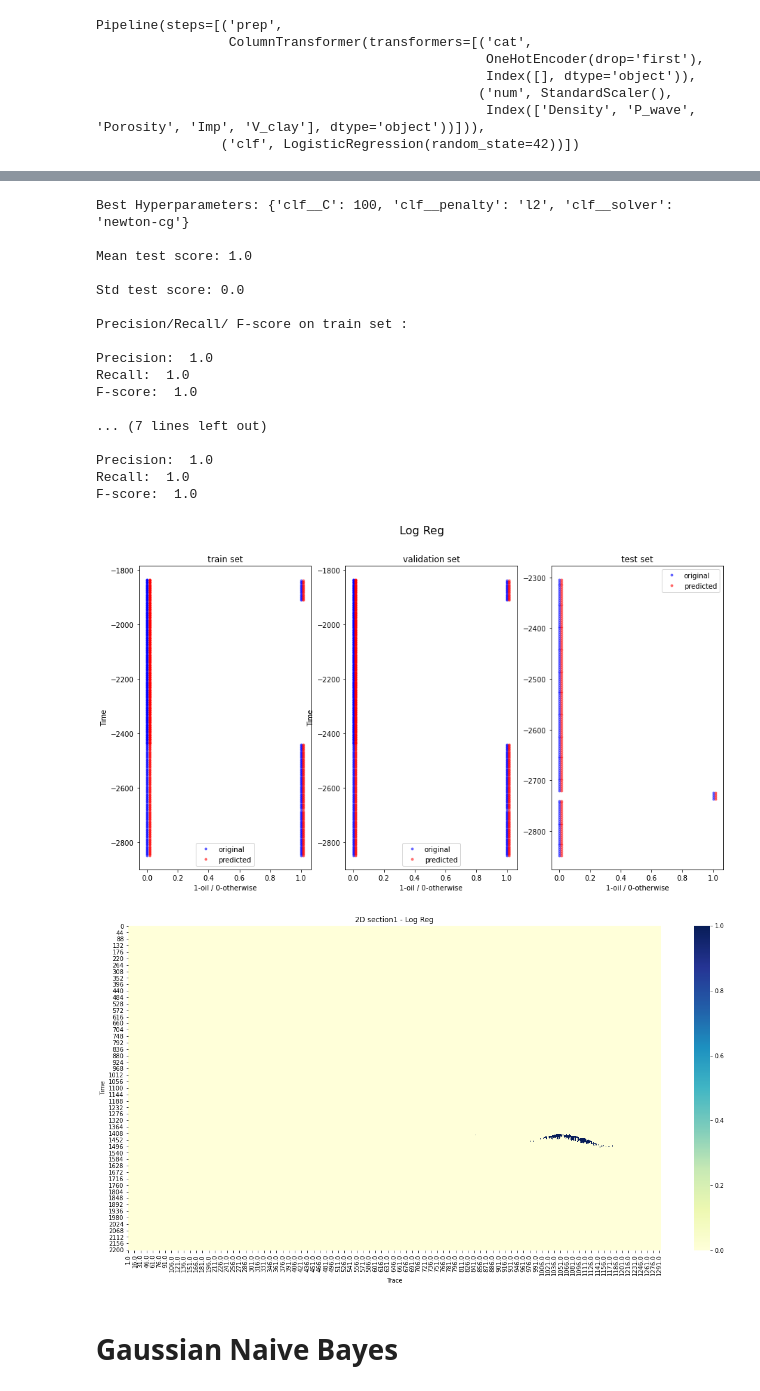
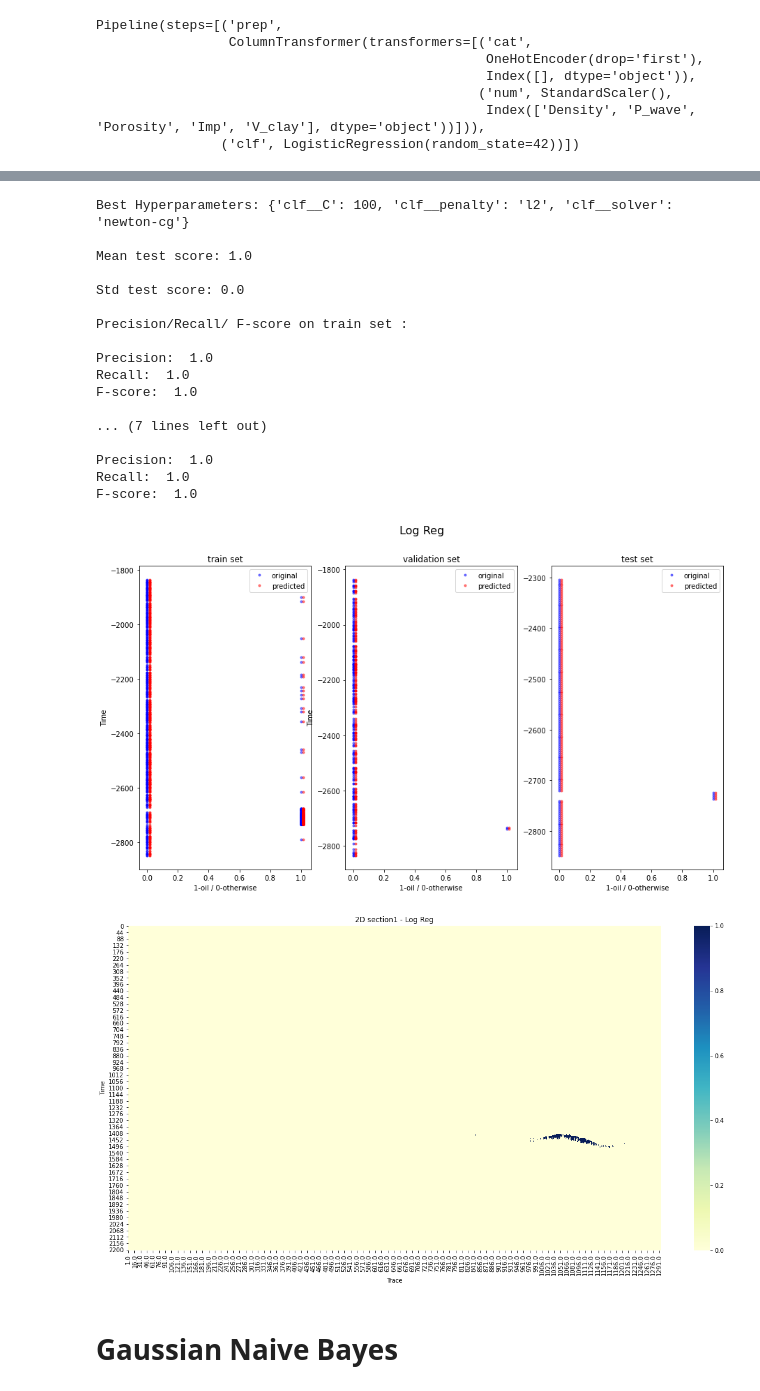
Before and after one commit to Uche047/Geo-python, a Jupyter notebook: fourWells_prediction2dNoWells.ipynb, the cells around one changed output, grey strips where cells are left out. Cells and saved outputs as stored; diff of their text form; code cells hidden in the pictures.

```diff
--- a/fourWells_prediction2dNoWells.ipynb
+++ b/fourWells_prediction2dNoWells.ipynb
@@ -505,0 +426,25 @@ X_test
+# %%
+inbalance = True
+if (inbalance == True):
+    from imblearn.pipeline import Pipeline as Pipe    # Importing Pipeline from imbalanced learn library
+    #SM = SMOTE(random_state=42)
+    #smt = SMOTETomek(random_state=42)
+    sme = SMOTEENN(random_state=42)
+    #sm_nc = SMOTENC(categorical_features=[0])
+    resample = Pipe(steps=[('enn',sme)])              # Building simple pipeline for smote edited nearest neighbours
+    X_train,y_train = resample.fit_resample(X_train,y_train)
+    X_train
+# %%
+if (inbalance == True):
+    # Creating mirror X_train data with time feature useful as index for plotting purposes only
+    #SM = SMOTE(random_state=42)
+    #smt = SMOTETomek(random_state=42)
+    sme = SMOTEENN(random_state=42)
+    #sm_nc = SMOTENC(categorical_features=[0])
+    fakeData = data
+    fakeFeatures = ['Density', 'P_wave','Imp','Sweetness','AmpEnv','Seismic', 'Time']
+    X_fake = fakeData[fakeFeatures]
+    y_fake = fakeData['target']
+    X_train_fake, X_val_fake, y_train_fake, y_val_fake = train_test_split(X_fake, y_fake, test_size=0.3 , random_state=42)
+    X_train_fake,y_train_fake = sme.fit_resample(X_train_fake,y_train_fake)
+    X_train_fake
@@ -571,11 +536,16 @@ def prec_recall_fscore_train_val_test(clf, X_train, y_train, X_val, y_val,X_test
 
 def plot_real_predicted(X_train, y_train, y_train_pred, X_val, y_val, y_val_pred, X_test, y_test, y_test_pred, title_text, logs=data, logs_4=test_df):
     fig, ax = plt.subplots(1,3,figsize=(15,8))
+    # Code neccessary to handle visualizing training set if SMOTE was implemented
+    if (inbalance == True):
+        logs_train = X_train_fake
 
+    else:
+        logs_train = data
 
     #plot y_train Vs y_train_pred
-    ax[0].plot(y_train,-logs.loc[X_train.index.to_list()]['Time'], 'b.' , alpha=0.5)
-    ax[0].plot(y_train_pred+0.015,-logs.loc[y_train.index.to_list()]['Time'], 'r.' , alpha=0.5)
+    ax[0].plot(y_train,-logs_train.loc[X_train.index.to_list()]['Time'], 'b.' , alpha=0.5) # notice logs_train modification to original code
+    ax[0].plot(y_train_pred+0.015,-logs_train.loc[y_train.index.to_list()]['Time'], 'r.' , alpha=0.5) # notice logs_train modification to original code
     ax[0].legend(['original', 'predicted']);
     ax[0].set_xlabel('1-oil / 0-otherwise');
     ax[0].set_ylabel('Time');
@@ -745,31 +715,31 @@ F-score:  1.0
 # %%
 make_kfold1=True
 if make_kfold1==True:
-    result=kfold_gridsearch_function(log_reg, log_reg_params, X, y, K_folds)
-    output_function(result, 'Log Reg', X, y, X, y, X_test, y_test)
+    result=kfold_gridsearch_function(log_reg, log_reg_params, X_train, y_train, K_folds)
+    output_function(result, 'Log Reg',X_train, y_train, X_val, y_val, X_test, y_test)
 
     # save model to the .pkl file
     filename = 'log_reg_kfold.pkl'
     pickle.dump(result, open(models_loc+filename, 'wb'))
 # %% [output]
 Best Hyperparameters: {'clf__C': 100, 'clf__penalty': 'l2', 'clf__solver': 'newton-cg'}
 
 Mean test score: 1.0
 
 Std test score: 0.0
 
 Precision/Recall/ F-score on train set :
 
 Precision:  1.0
 Recall:  1.0
 F-score:  1.0
 
 ... (7 lines left out)
 
 Precision:  1.0
 Recall:  1.0
 F-score:  1.0
-[figure, old version]
+[figure, new version]
 [figure]
 # %% [markdown]
 # Gaussian Naive Bayes
```
Also changed, not shown: parts of 27 cells of this notebook, 37 other files.
